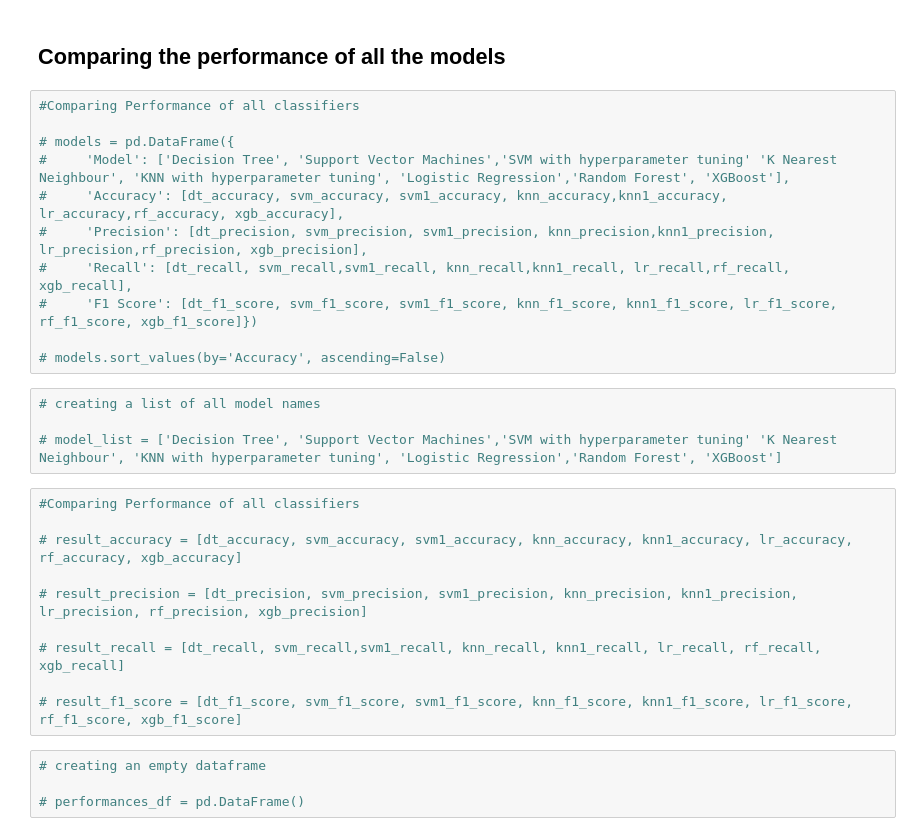
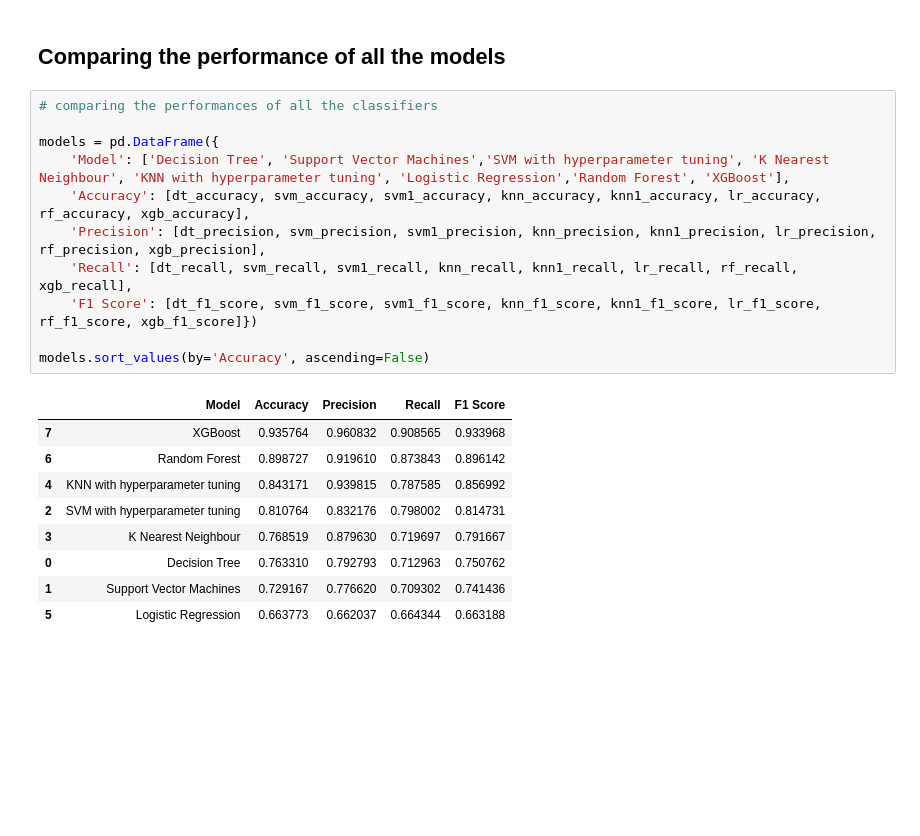
Before and after one commit to praveenbejo95/Cardiovascular-Risk-Prediction-ML-Classification-project, a Jupyter notebook: cardiovascular_Risk_prediction(Pravin_notebook).ipynb, the cells around one changed output. Cells and saved outputs as stored; diff of their text form; blank space fills up the shorter version.

```diff
--- a/cardiovascular_Risk_prediction(Pravin_notebook).ipynb
+++ b/cardiovascular_Risk_prediction(Pravin_notebook).ipynb
@@ -1401,31 +1412,23 @@ plt.show()
 # %% [markdown]
 ## **Comparing the performance of all the models**
 # %%
-#Comparing Performance of all classifiers
+# comparing the performances of all the classifiers
 
-# models = pd.DataFrame({
-#     'Model': ['Decision Tree', 'Support Vector Machines','SVM with hyperparameter tuning' 'K Nearest Neighbour', 'KNN with hyperparameter tuning', 'Logistic Regression','Random Forest', 'XGBoost'],
-#     'Accuracy': [dt_accuracy, svm_accuracy, svm1_accuracy, knn_accuracy,knn1_accuracy, lr_accuracy,rf_accuracy, xgb_accuracy],
-#     'Precision': [dt_precision, svm_precision, svm1_precision, knn_precision,knn1_precision, lr_precision,rf_precision, xgb_precision],
-#     'Recall': [dt_recall, svm_recall,svm1_recall, knn_recall,knn1_recall, lr_recall,rf_recall, xgb_recall],
-#     'F1 Score': [dt_f1_score, svm_f1_score, svm1_f1_score, knn_f1_score, knn1_f1_score, lr_f1_score, rf_f1_score, xgb_f1_score]})
+models = pd.DataFrame({
+    'Model': ['Decision Tree', 'Support Vector Machines','SVM with hyperparameter tuning', 'K Nearest Neighbour', 'KNN with hyperparameter tuning', 'Logistic Regression','Random Forest', 'XGBoost'],
+    'Accuracy': [dt_accuracy, svm_accuracy, svm1_accuracy, knn_accuracy, knn1_accuracy, lr_accuracy, rf_accuracy, xgb_accuracy],
+    'Precision': [dt_precision, svm_precision, svm1_precision, knn_precision, knn1_precision, lr_precision, rf_precision, xgb_precision],
+    'Recall': [dt_recall, svm_recall, svm1_recall, knn_recall, knn1_recall, lr_recall, rf_recall, xgb_recall],
+    'F1 Score': [dt_f1_score, svm_f1_score, svm1_f1_score, knn_f1_score, knn1_f1_score, lr_f1_score, rf_f1_score, xgb_f1_score]})
 
-# models.sort_values(by='Accuracy', ascending=False)
+models.sort_values(by='Accuracy', ascending=False)
+# %% [output]
+|  | Model | Accuracy | Precision | Recall | F1 Score |
+| 7 | XGBoost | 0.935764 | 0.960832 | 0.908565 | 0.933968 |
+| 6 | Random Forest | 0.898727 | 0.919610 | 0.873843 | 0.896142 |
+| 4 | KNN with hyperparameter tuning | 0.843171 | 0.939815 | 0.787585 | 0.856992 |
+| 2 | SVM with hyperparameter tuning | 0.810764 | 0.832176 | 0.798002 | 0.814731 |
+| 3 | K Nearest Neighbour | 0.768519 | 0.879630 | 0.719697 | 0.791667 |
+| 0 | Decision Tree | 0.763310 | 0.792793 | 0.712963 | 0.750762 |
+| 1 | Support Vector Machines | 0.729167 | 0.776620 | 0.709302 | 0.741436 |
+| 5 | Logistic Regression | 0.663773 | 0.662037 | 0.664344 | 0.663188 |
-# %%
-# creating a list of all model names
-
-# model_list = ['Decision Tree', 'Support Vector Machines','SVM with hyperparameter tuning' 'K Nearest Neighbour', 'KNN with hyperparameter tuning', 'Logistic Regression','Random Forest', 'XGBoost']
-# %%
-#Comparing Performance of all classifiers
-
-# result_accuracy = [dt_accuracy, svm_accuracy, svm1_accuracy, knn_accuracy, knn1_accuracy, lr_accuracy, rf_accuracy, xgb_accuracy]
-
-# result_precision = [dt_precision, svm_precision, svm1_precision, knn_precision, knn1_precision, lr_precision, rf_precision, xgb_precision]
-
-# result_recall = [dt_recall, svm_recall,svm1_recall, knn_recall, knn1_recall, lr_recall, rf_recall, xgb_recall]
-
-# result_f1_score = [dt_f1_score, svm_f1_score, svm1_f1_score, knn_f1_score, knn1_f1_score, lr_f1_score, rf_f1_score, xgb_f1_score]
-# %%
-# creating an empty dataframe
-
-# performances_df = pd.DataFrame()
```
Also changed, not shown: parts of 39 cells of this notebook.
